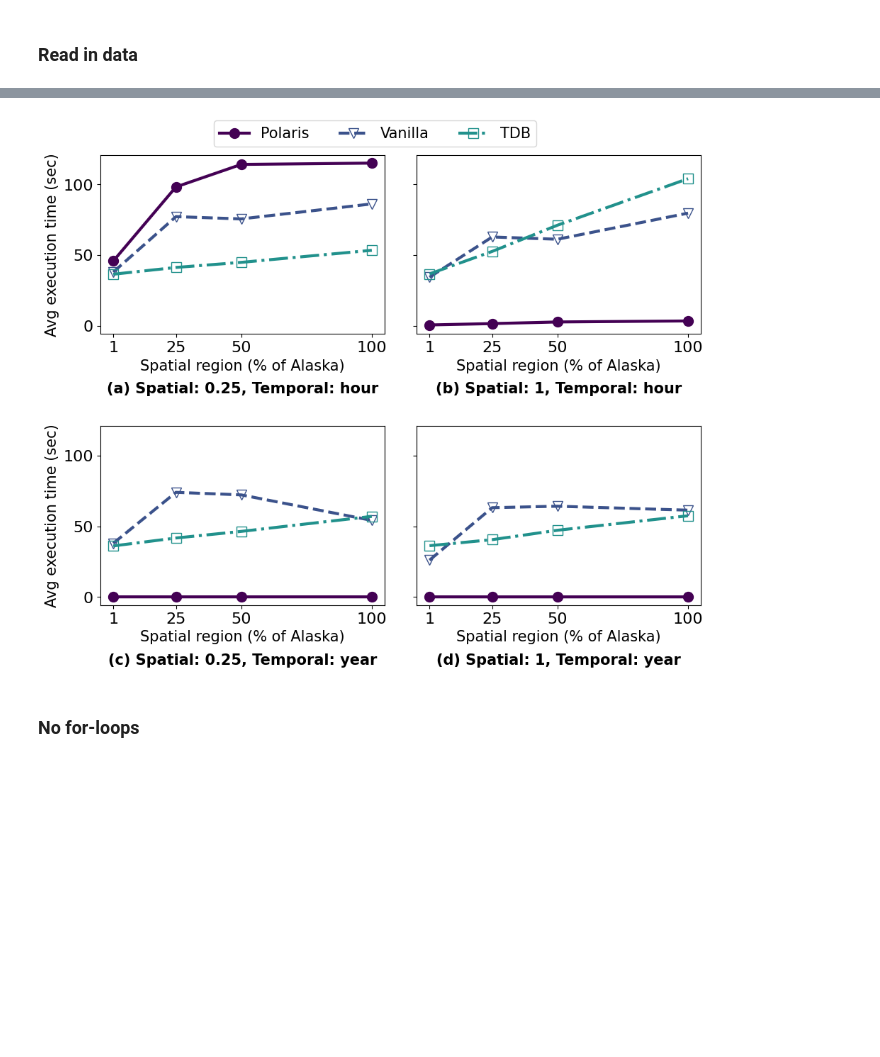
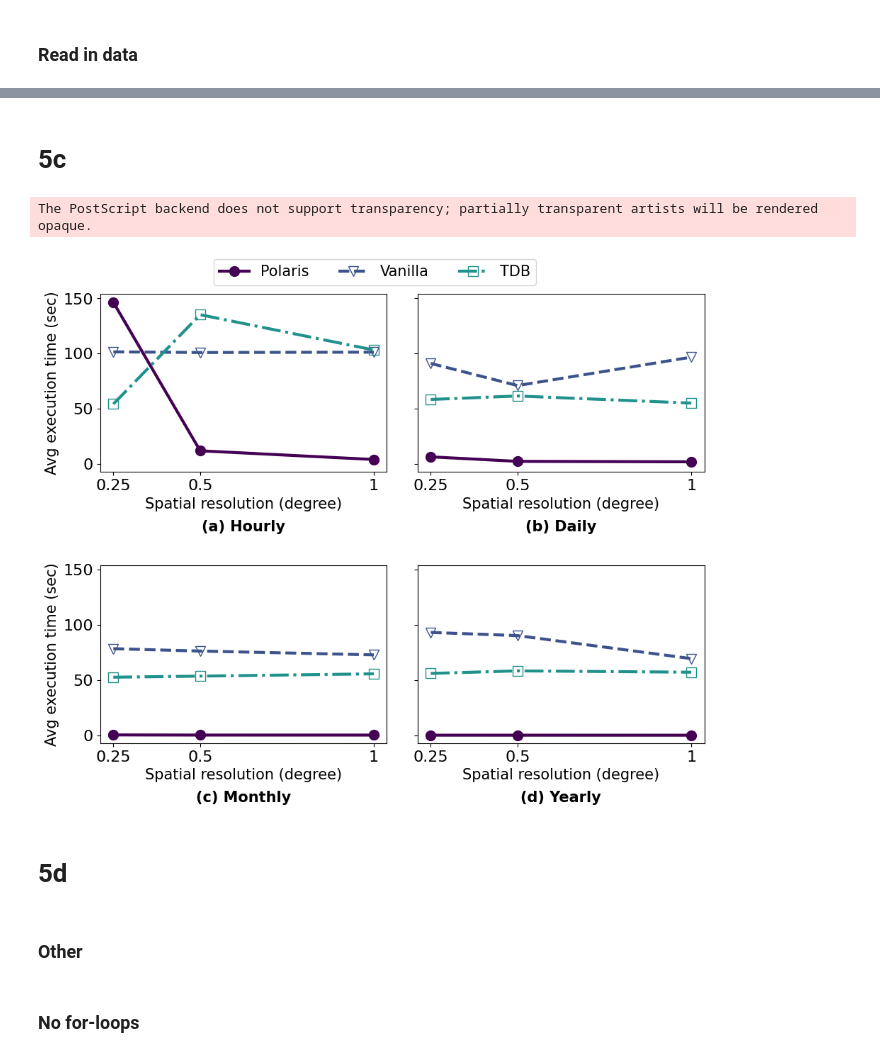
Before and after one commit to iharp3/experiment-kit, a Jupyter notebook: experiment/results/plot_refactor.ipynb, the cells around one changed output, grey strips where cells are left out. Cells and saved outputs as stored; diff of their text form; code cells hidden in the pictures; blank space fills up the shorter version.

Commit message:
figures

```diff
--- a/experiment/results/plot_refactor.ipynb
+++ b/experiment/results/plot_refactor.ipynb
@@ -103,6 +117,0 @@ df_tdb_all = load_results(tdb_list)
-# %%
-category = "changing_area"
-
-df_polaris = df_polaris_all[df_polaris_all["category"]==category]
-df_vanilla = df_vanilla_all[df_vanilla_all["category"]==category]
-df_tdb = df_tdb_all[df_tdb_all["category"]==category]
@@ -110,0 +270,17 @@ df_tdb = df_tdb_all[df_tdb_all["category"]==category]
+# %%
+col_name="changing_time"
+custom_plot(df_polaris_all,
+            df_vanilla_all,
+            df_tdb_all,
+            timespan_bool=False,
+            ticklist=[1, 2.5, 5, 10],
+            ticklabels = [1, 2.5, 5, 10],
+            x_label="Time span (years)",
+            category = get_category(col_name),
+            col_name=col_name,
+            colsize=10,
+            rowsize = 8,
+            padding=2.5,
+            anchor=(0.5,1.02),
+            subtitlesfontsize=15,
+            file_name="5b.eps")
@@ -111,3 +290,5 @@ df_tdb = df_tdb_all[df_tdb_all["category"]==category]
+# %% [markdown]
+# 5c
 # %%
 import matplotlib.pyplot as plt
 import matplotlib
@@ -188,14 +376,24 @@ def custom_plot(ticklist, ticklabels, x_label, category, colsize, rowsize, paddi
 
     plt.show()
 # %%
-custom_plot(ticklist=[1, 25, 50, 100],
-            ticklabels = [1, 25, 50, 100],
-            x_label="Spatial region (% of Alaska)",
-            category = "area_persent",
+col_name="changing_resolution"
+custom_plot(df_polaris_all,
+            df_vanilla_all,
+            df_tdb_all,
+            timespan_bool=True,
+            ticklist=[0.25, 0.5, 1],
+            ticklabels = [0.25, 0.5, 1],
+            x_label="Spatial resolution (degree)",
+            category = get_category(col_name),
+            col_name=col_name,
             colsize=10,
             rowsize = 8,
             padding=2.5,
             anchor=(0.5,1.03),
-            subtitlesfontsize=15)
+            subtitlesfontsize=15,
+            file_name="5c.eps")
 # %% [output]
+The PostScript backend does not support transparency; partially transparent artists will be rendered opaque.
-[figure, old version]
+[figure, new version]
+# %% [markdown]
+# 5d
@@ -202,3 +417,5 @@ custom_plot(ticklist=[1, 25, 50, 100],
+# %% [markdown]
+### Other
 # %% [markdown]
 ### No for-loops
 # %%
```
Also changed, not shown: parts of 13 cells of this notebook, 3 other files.
